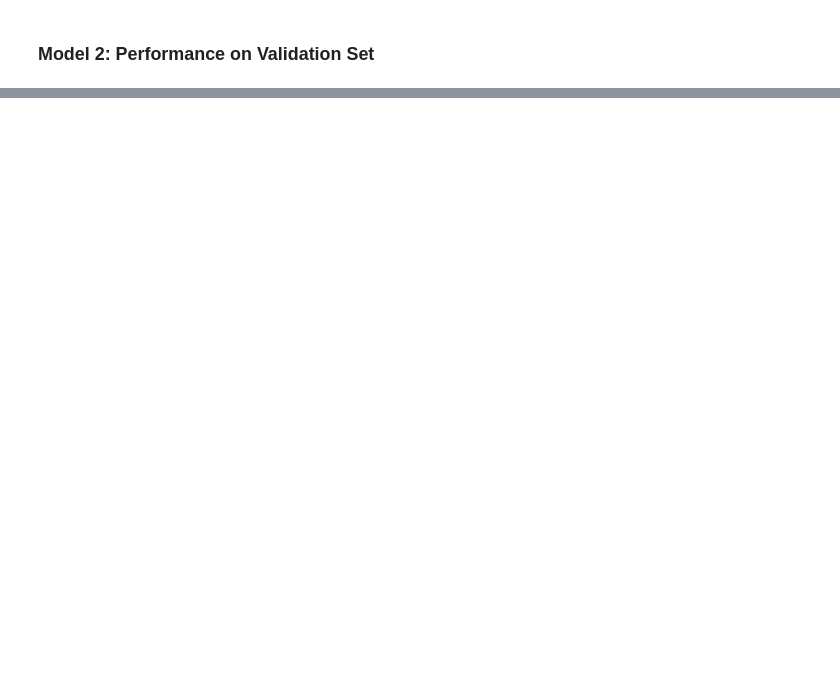
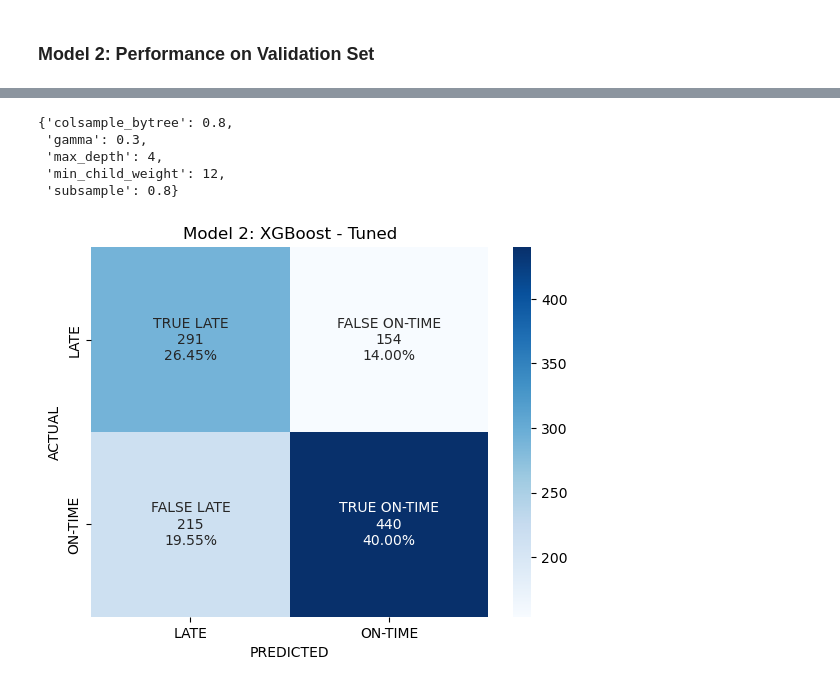
Before and after one commit to kdevoe/aai510-group7, a Jupyter notebook: shipping_modeling_setC.ipynb, the cells around one changed output, grey strips where cells are left out. Drawn from its saved outputs; the diff is of its cells as text; code cells hidden in the pictures; blank space fills up the shorter version.

Commit message:
hyperparameter tuning on XGBoost

```diff
--- a/shipping_modeling_setC.ipynb
+++ b/shipping_modeling_setC.ipynb
@@ -214,0 +283,13 @@ weighted avg       0.66      0.66      0.66      1100
+# %%
+# setup search grid
+param_grid_xg = {
+    'max_depth':[4,5,6],
+    'min_child_weight':[4,5,6,8,10,12],
+    'gamma':[i/10.0 for i in range(0,5)],
+    'subsample':[i/10.0 for i in range(6,10)],
+    'colsample_bytree':[i/10.0 for i in range(6,10)]
+}
+# %%
+# run search
+CV_xgc = GridSearchCV(estimator=xgb1_tuned, param_grid=param_grid_xg, cv=5, verbose=2)
+CV_xgc.fit(X_train, y_train)
@@ -214,0 +331,20 @@ weighted avg       0.66      0.66      0.66      1100
+# %%
+# display best found hyperparamater combination
+CV_xgc.best_params_
+# %% [output]
+{'colsample_bytree': 0.8,
+ 'gamma': 0.3,
+ 'max_depth': 4,
+ 'min_child_weight': 12,
+ 'subsample': 0.8}
+# %%
+# get best model
+xgc_model_best = CV_xgc.best_estimator_
+# %%
+# predict y values based on the validation set using best model
+y_pred2_tuned = xgc_model_best.predict(X_val)
+# %%
+# generate confusion matrix for model2
+aai510_grp7_confusion_matrix(y_true = y_val, y_pred = y_pred2_tuned, title = 'Model 2: XGBoost - Tuned')
+# %% [output]
+[figure, added]
```
Also changed, not shown: parts of 17 cells of this notebook.
